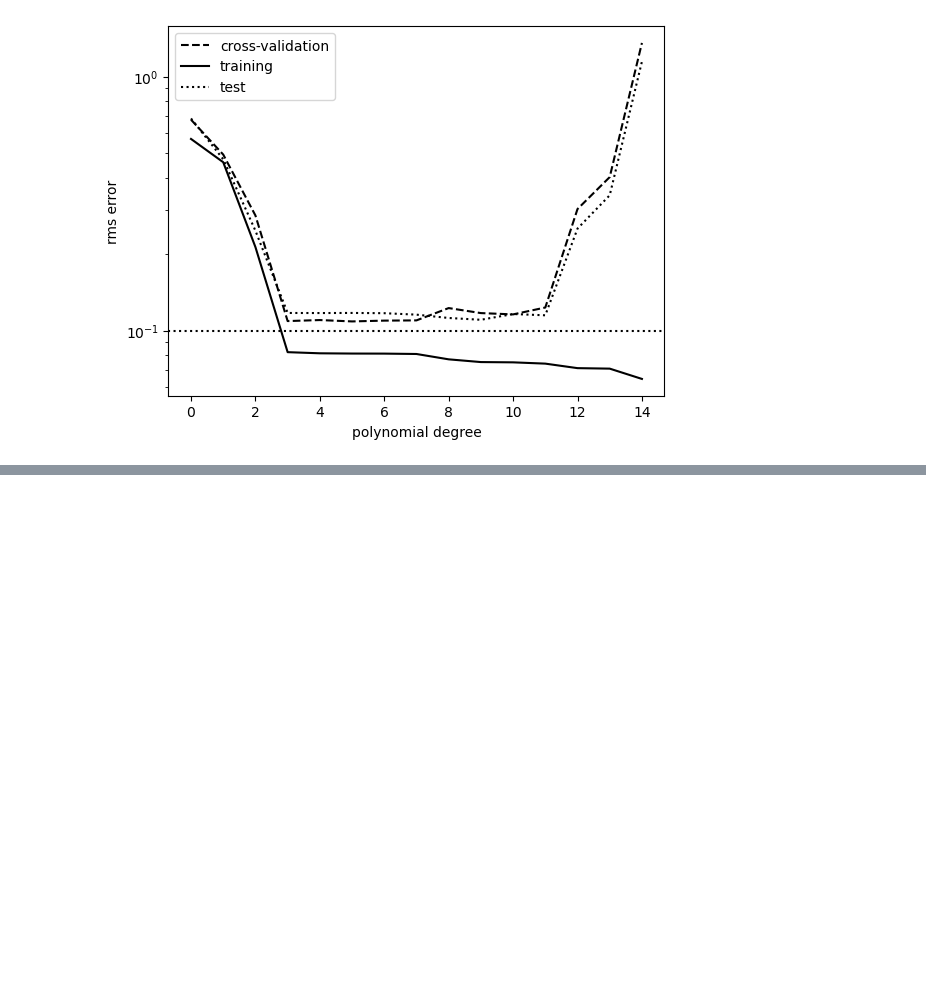
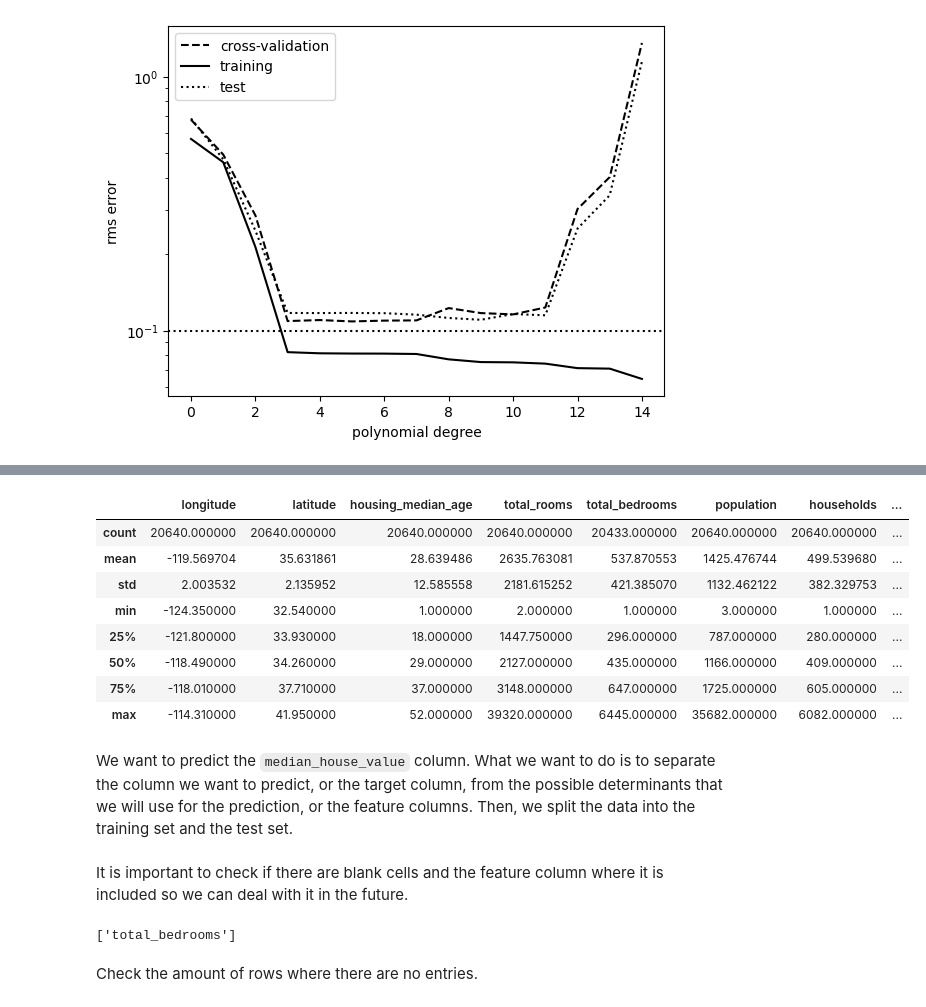
Before and after one commit to xxtofff/App_Physics_157, a Jupyter notebook: Lab Assignments/AP157_lab_assignment_A1.ipynb, the cells around one changed output, grey strips where cells are left out. Drawn from its saved outputs; the diff is of its cells as text; code cells hidden in the pictures; blank space fills up the shorter version.

Commit message:
updated lab assignment A1

```diff
--- a/Lab Assignments/AP157_lab_assignment_A1.ipynb
+++ b/Lab Assignments/AP157_lab_assignment_A1.ipynb
@@ -141,0 +148,6 @@ plt.show()
+# %%
+import pandas as pd
+
+file_path = 'C:\\Users\\PC\\Desktop\\Acads Stuff\\A.Y. 2023-2024\\2nd Sem\\App Physics 157\\App_Physics_157\\Lab Assignments\\Datasets\\'
+housing = pd.read_csv(file_path + 'housing.csv')
+housing.head()
@@ -141,0 +161,14 @@ plt.show()
+# %%
+housing.describe()
+# %% [output]
+|  | longitude | latitude | housing_median_age | total_rooms | total_bedrooms | population | households | ... |
+| count | 20640.000000 | 20640.000000 | 20640.000000 | 20640.000000 | 20433.000000 | 20640.000000 | 20640.000000 | ... |
+| mean | -119.569704 | 35.631861 | 28.639486 | 2635.763081 | 537.870553 | 1425.476744 | 499.539680 | ... |
+| std | 2.003532 | 2.135952 | 12.585558 | 2181.615252 | 421.385070 | 1132.462122 | 382.329753 | ... |
+| min | -124.350000 | 32.540000 | 1.000000 | 2.000000 | 1.000000 | 3.000000 | 1.000000 | ... |
+| 25% | -121.800000 | 33.930000 | 18.000000 | 1447.750000 | 296.000000 | 787.000000 | 280.000000 | ... |
+| 50% | -118.490000 | 34.260000 | 29.000000 | 2127.000000 | 435.000000 | 1166.000000 | 409.000000 | ... |
+| 75% | -118.010000 | 37.710000 | 37.000000 | 3148.000000 | 647.000000 | 1725.000000 | 605.000000 | ... |
+| max | -114.310000 | 41.950000 | 52.000000 | 39320.000000 | 6445.000000 | 35682.000000 | 6082.000000 | ... |
+# %% [markdown]
+We want to predict the `median_house_value` column. What we want to do is to separate the column we want to predict, or the target column, from the possible determinants that we will use for the prediction, or the feature columns. Then, we split the data into the training set and the test set.
@@ -141,0 +185,9 @@ plt.show()
+# %% [markdown]
+It is important to check if there are blank cells and the feature column where it is included so we can deal with it in the future.
+# %%
+null_cols = [col for col in x_full.columns if x_full[col].isnull().any()]
+null_cols
+# %% [output]
+['total_bedrooms']
+# %% [markdown]
+Check the amount of rows where there are no entries.
```
Also changed, not shown: parts of 16 cells of this notebook, 3 other files.
